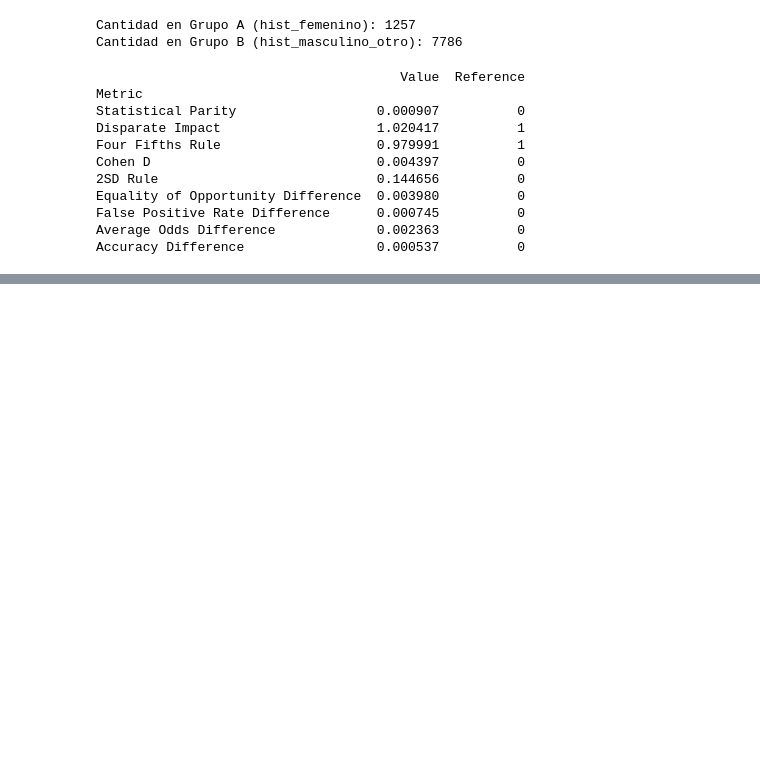
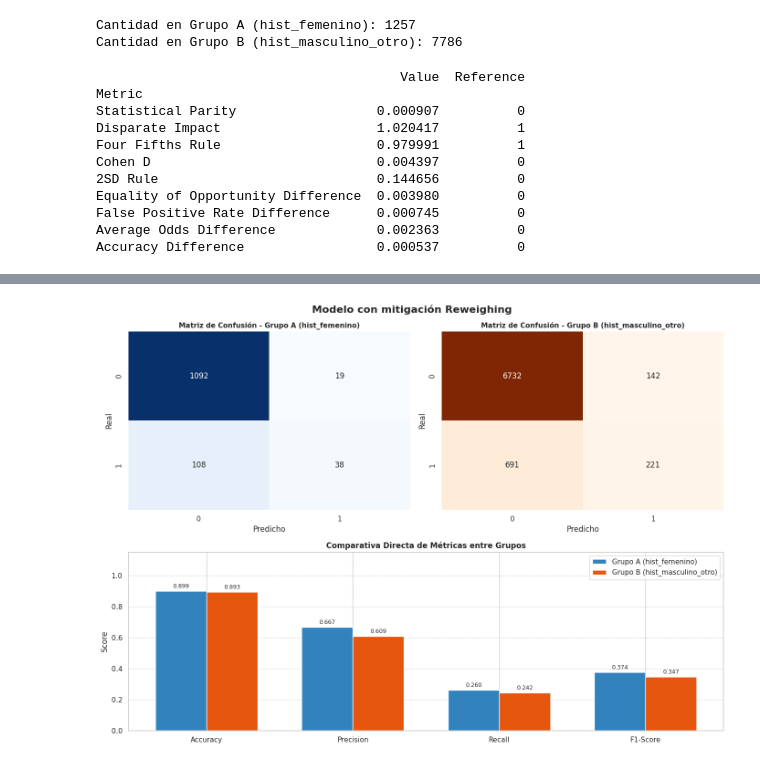
Before and after one commit to eltanook/bank-marketing, a Jupyter notebook: ej4.ipynb, the cells around one changed output, grey strips where cells are left out. Cells and saved outputs as stored; diff of their text form; code cells hidden in the pictures; blank space fills up the shorter version.

```diff
--- a/ej4.ipynb
+++ b/ej4.ipynb
@@ -533,0 +588,4 @@ plt.show()
+# %%
+evaluar_equidad_grafica(y_test,y_pred_pipeline1, group_a, group_b,titulo_modelo= 'Modelo con mitigación Reweighing')
+# %% [output]
+[figure, added]
```
Also changed, not shown: parts of 7 cells of this notebook.
